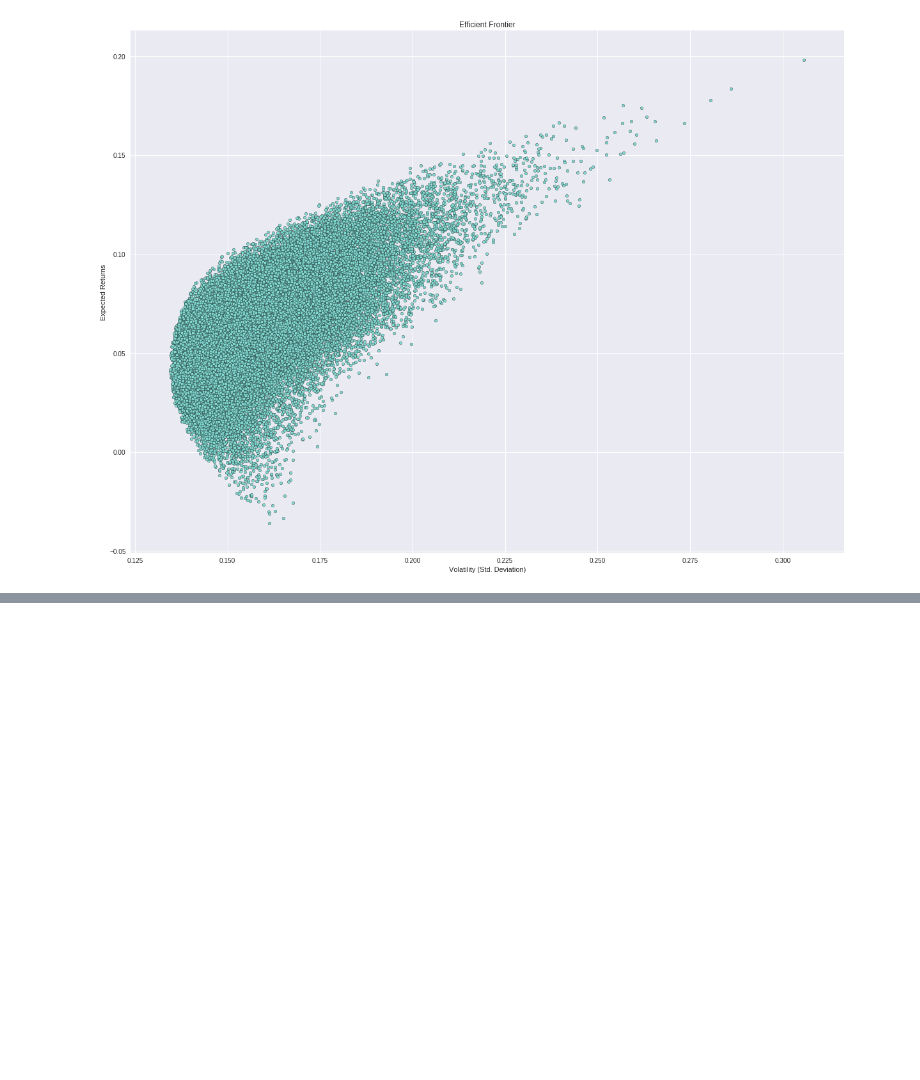
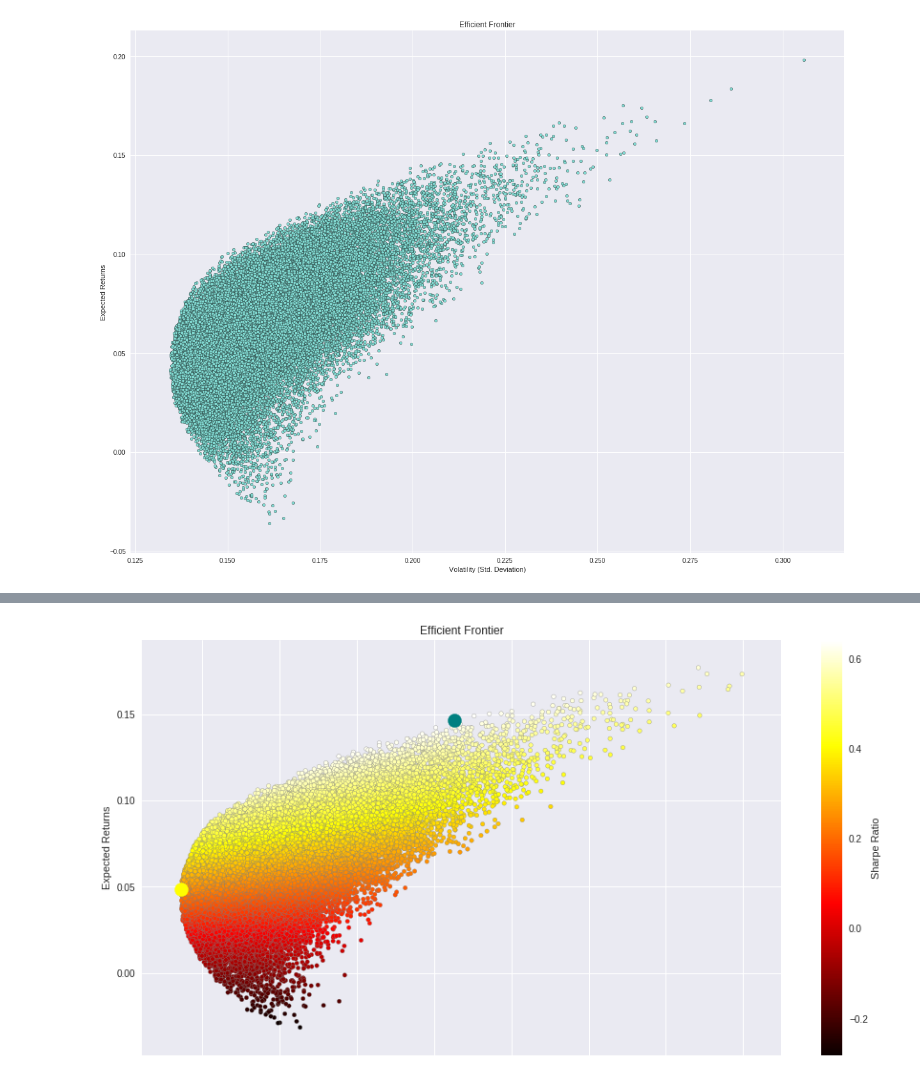
Before and after one commit to clara-ming/19.03.11, a Jupyter notebook: Untitled0.ipynb, the cells around one changed output, grey strips where cells are left out. Drawn from its saved outputs; the diff is of its cells as text; code cells hidden in the pictures; blank space fills up the shorter version.

```diff
--- a/Untitled0.ipynb
+++ b/Untitled0.ipynb
@@ -221,0 +290,22 @@ plt.show()
+# %%
+# find min Volatility & max sharpe values in the dataframe (df)
+min_volatility = df['Volatility'].min()
+max_sharpe = df['Sharpe Ratio'].max()
+
+# use the min, max values to locate and create the two special portfolios
+sharpe_portfolio = df.loc[df['Sharpe Ratio'] == max_sharpe]
+min_variance_port = df.loc[df['Volatility'] == min_volatility]
+
+# plot frontier, max sharpe & min Volatility values with a scatterplot
+plt.style.use('seaborn-dark')
+df.plot.scatter(x='Volatility', y='Returns', c='Sharpe Ratio',
+                cmap='hot', edgecolors='grey', figsize=(15, 8), grid=True)
+plt.scatter(x=sharpe_portfolio['Volatility'], y=sharpe_portfolio['Returns'], c='teal', marker='o', s=200)
+plt.scatter(x=min_variance_port['Volatility'], y=min_variance_port['Returns'], c='yellow', marker='o', s=200 )
+# https://matplotlib.org/api/markers_api.html
+plt.xlabel('Volatility (Std. Deviation)')
+plt.ylabel('Expected Returns')
+plt.title('Efficient Frontier')
+plt.show()
+# %% [output]
+[figure, added]
```
Also changed, not shown: parts of 5 cells of this notebook.
